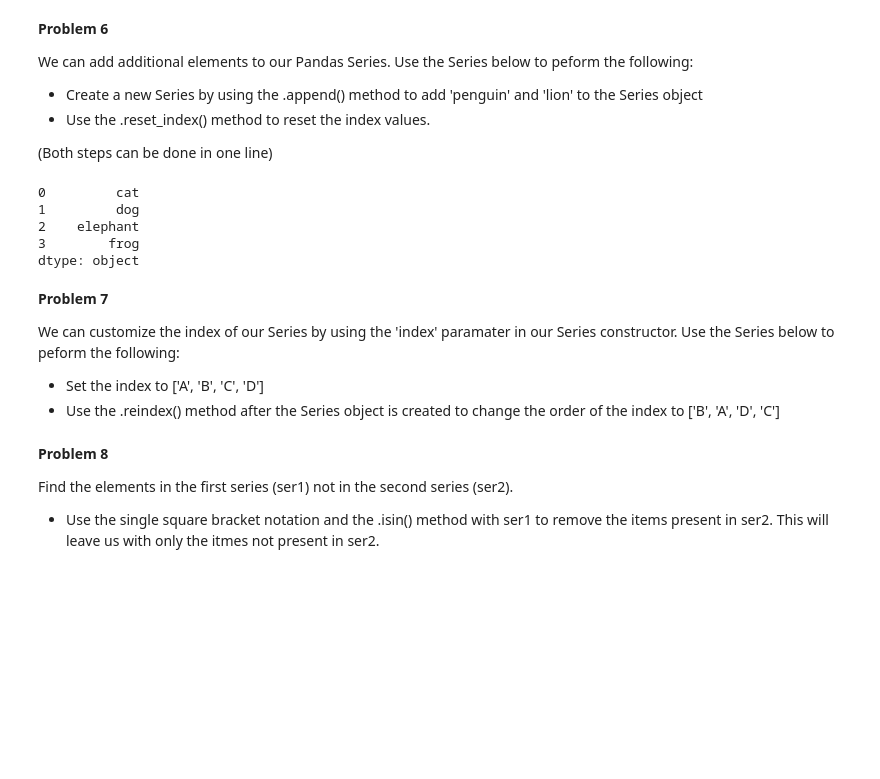
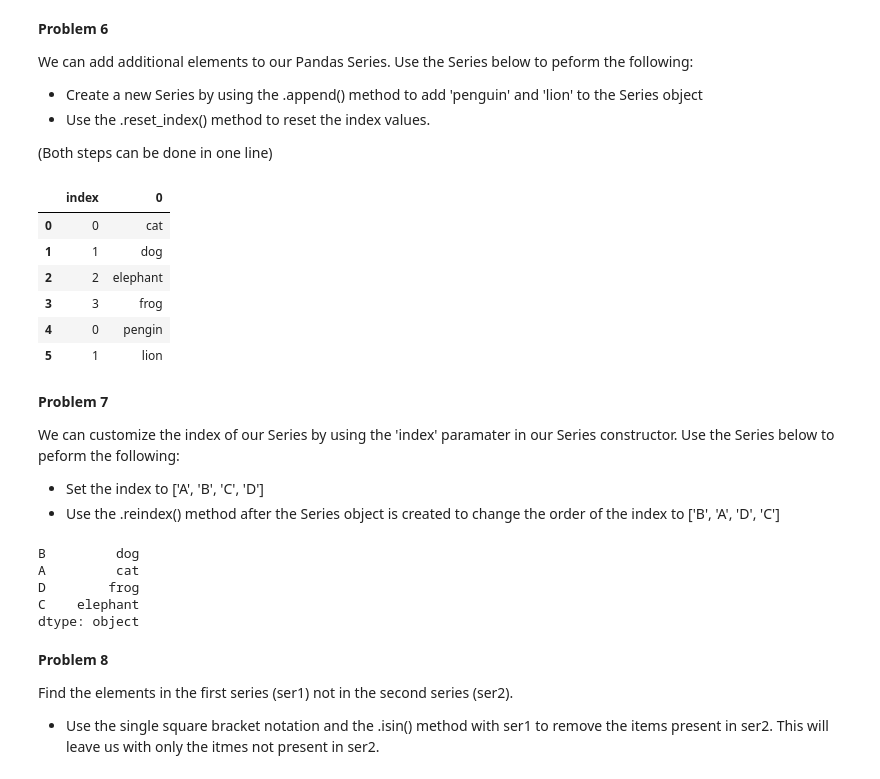
Before and after one commit to diotte-am/2024-RT-107_diotte-am, a Jupyter notebook: 343_Data_Analysis/ACT_343_3_1_Pandas_Series_Exercises_diotte_am.ipynb, the cells around one changed output. Drawn from its saved outputs; the diff is of its cells as text; code cells hidden in the pictures; blank space fills up the shorter version.

```diff
--- a/343_Data_Analysis/ACT_343_3_1_Pandas_Series_Exercises_diotte_am.ipynb
+++ b/343_Data_Analysis/ACT_343_3_1_Pandas_Series_Exercises_diotte_am.ipynb
@@ -190,14 +190,16 @@ We can add additional elements to our Pandas Series. Use the Series below to pef
 # %%
 ser= pd.Series(['cat', 'dog', 'elephant', 'frog'])
 ser2 = pd.Series(['pengin', 'lion'])
-ser._append(ser2)
-ser
+ser3 = pd.concat([ser, ser2])
+ser3.reset_index()
 # %% [output]
-0         cat
-1         dog
-2    elephant
-3        frog
-dtype: object
+|  | index | 0 |
+| 0 | 0 | cat |
+| 1 | 1 | dog |
+| 2 | 2 | elephant |
+| 3 | 3 | frog |
+| 4 | 0 | pengin |
+| 5 | 1 | lion |
 # %% [markdown]
 **Problem 7**
 
@@ -207,7 +209,15 @@ We can customize the index of our Series by using the 'index' paramater in our S
 *   Set the index to ['A', 'B', 'C', 'D']
 *   Use the .reindex() method after the Series object is created to change the order of the index to ['B', 'A', 'D', 'C']
 # %%
-ser= pd.Series(['cat', 'dog', 'elephant', 'frog'])
+ser = pd.Series(['cat', 'dog', 'elephant', 'frog'], index=['A', 'B', 'C', 'D'])
+ser_reindexed = ser.reindex(['B', 'A', 'D', 'C'])
+print(ser_reindexed)
+# %% [output]
+B         dog
+A         cat
+D        frog
+C    elephant
+dtype: object
 # %% [markdown]
 **Problem 8**
 
```
Also changed, not shown: parts of 2 cells of this notebook, 6 other files.
